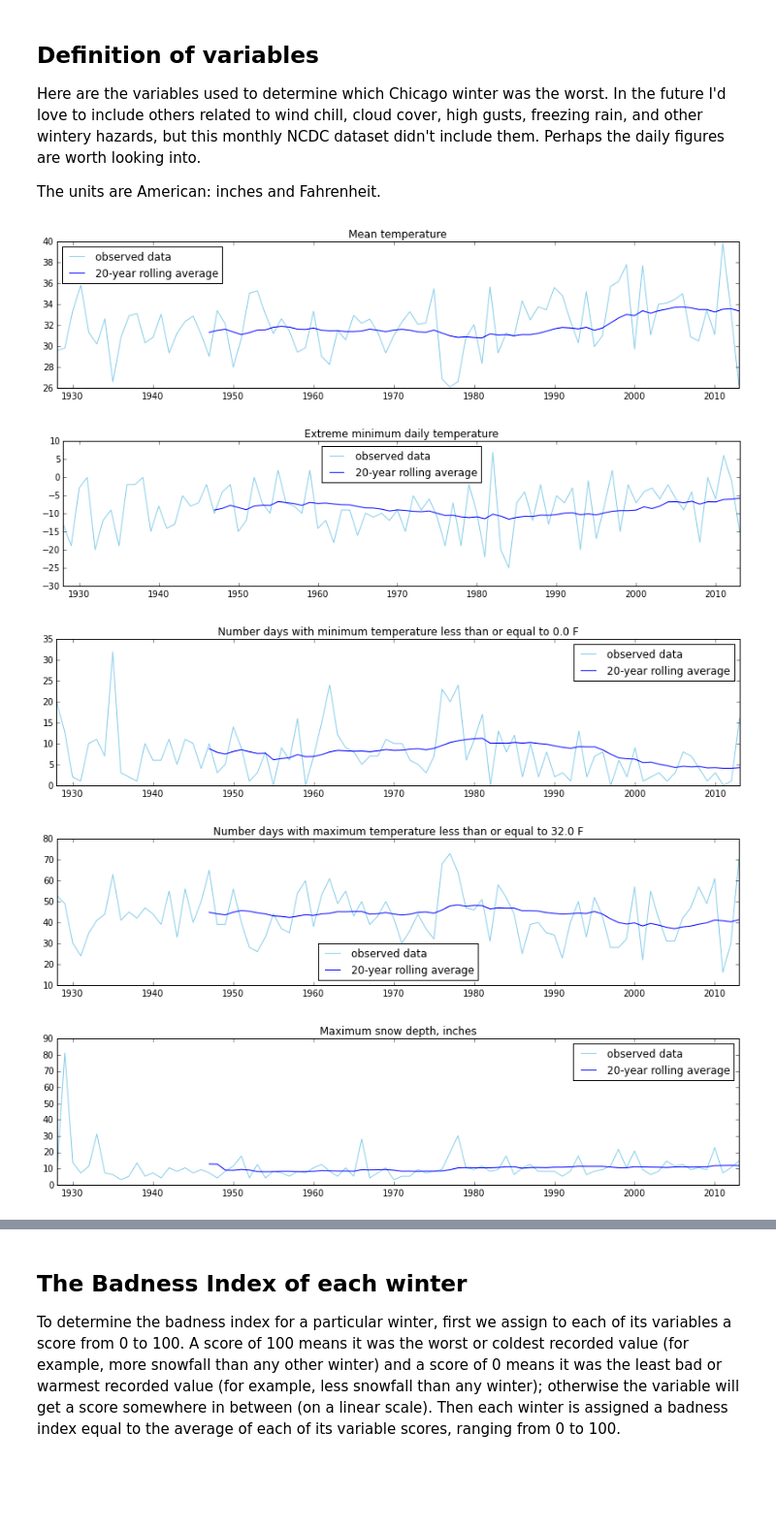
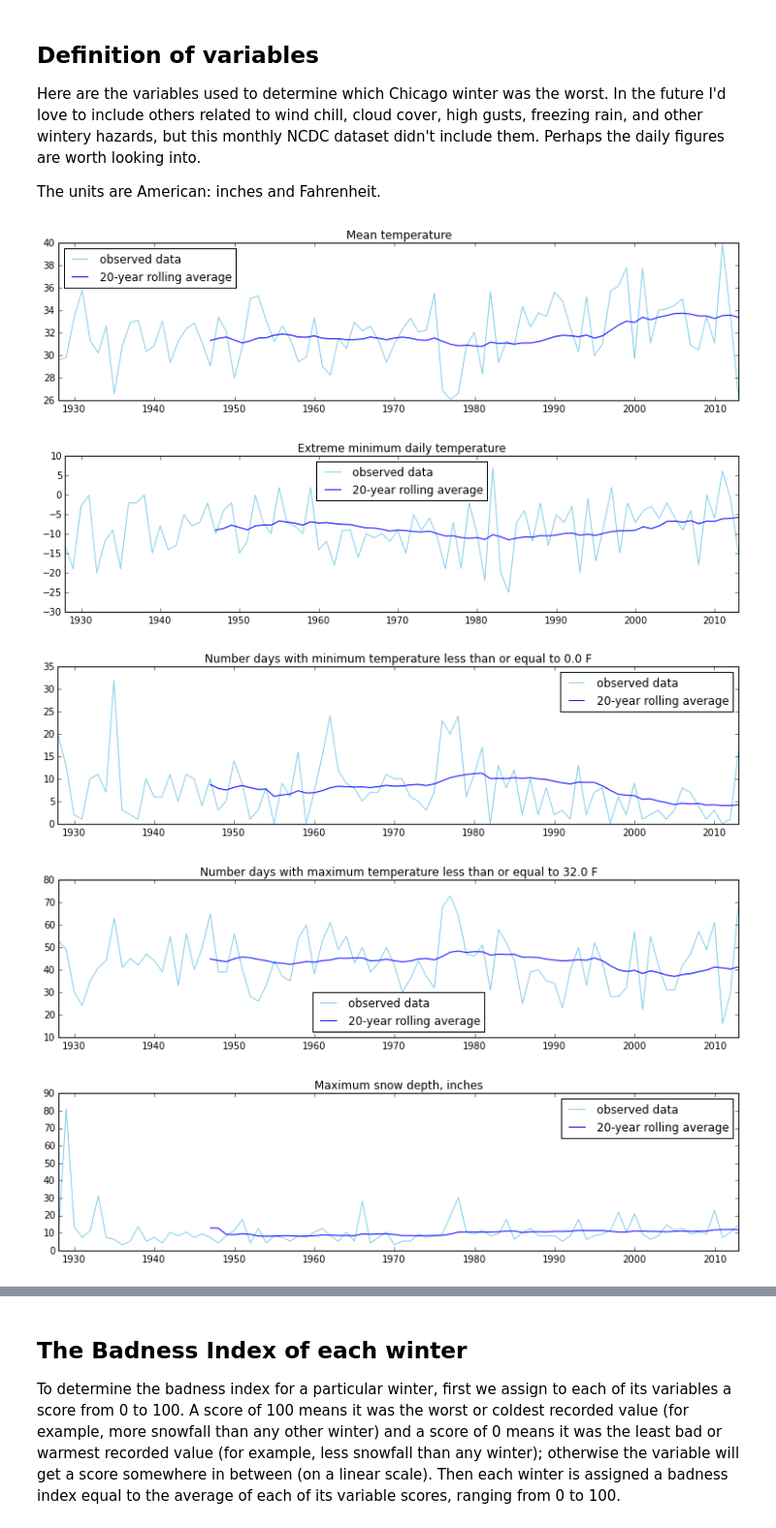
Before and after one commit to MarcKjerland/Worst-Winter-Ever, a Jupyter notebook: worst-winter-chicago.ipynb, the cells around one changed output, grey strips where cells are left out. Shown at 97% size. Cells and saved outputs as stored; diff of their text form; code cells hidden in the pictures; blank space fills up the shorter version.

Commit message:
Plots narrowed to fit in GitHub viewer

```diff
--- a/worst-winter-chicago.ipynb
+++ b/worst-winter-chicago.ipynb
@@ -47,24 +47,24 @@ The units are American: inches and Fahrenheit.
 # %%
 acronym = { 'DP10': 'Number of days with greater than or equal to 1.0 inch of precipitation',
             'MXSD': 'Maximum snow depth, inches',
             'EMXP': 'Extreme maximum daily precipitation, inches',
             'DT00': 'Number days with minimum temperature less than or equal to 0.0 F',
             'DX32': 'Number days with maximum temperature less than or equal to 32.0 F',
             'EMNT': 'Extreme minimum daily temperature',
             'TSNW': 'Total snow fall, inches',
             'MNTM': 'Mean temperature'}
 # Plot variables
 import matplotlib.pyplot as plt
 %matplotlib inline
 for v in noaa_winters.columns:
-    noaa_winters[v].plot(figsize=(14,3), color='skyblue');
+    noaa_winters[v].plot(figsize=(13,3), color='skyblue');
     pd.rolling_mean(noaa_winters[v], 20).plot(color='blue')
     plt.title(acronym[v])
     plt.legend(["observed data", "20-year rolling average"], loc='best')
     plt.show()
 # %% [output]
-[figure, old version]
+[figure, new version]
-[figure, old version]
+[figure, new version]
-[figure, old version]
+[figure, new version]
-[figure, old version]
+[figure, new version]
-[figure, old version]
+[figure, new version]
```
Also changed, not shown: parts of 3 cells of this notebook, 1 other file.
